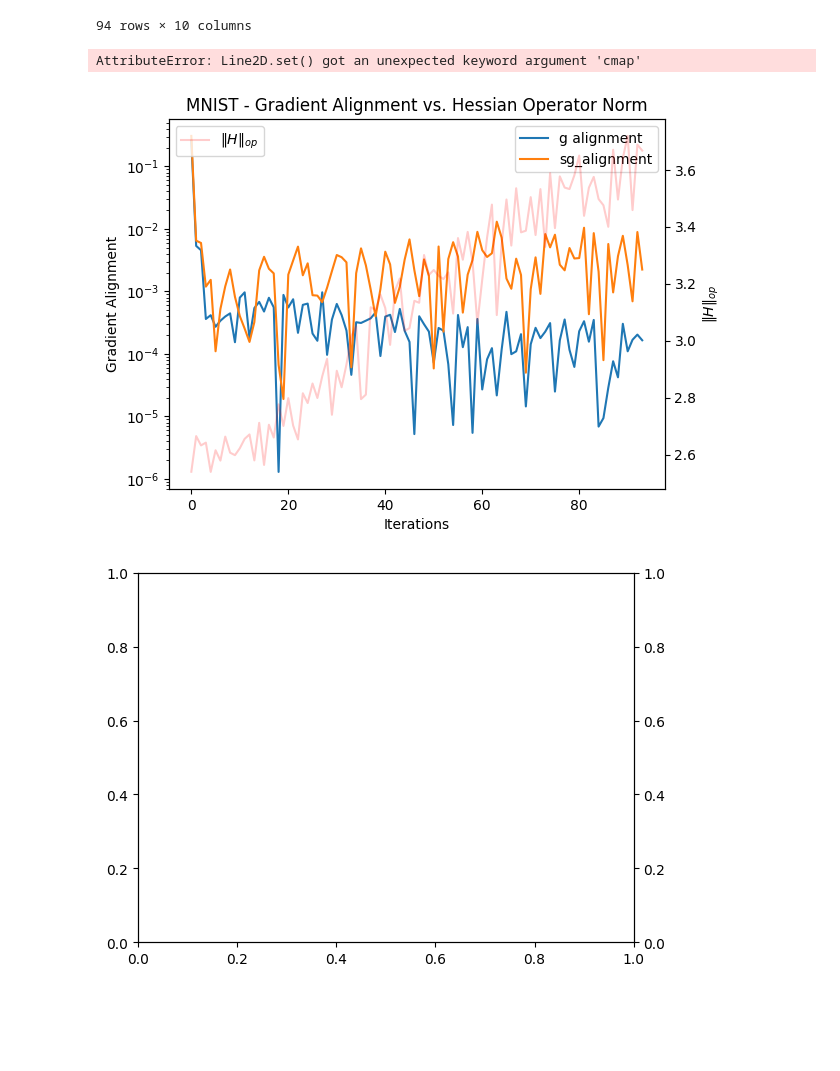
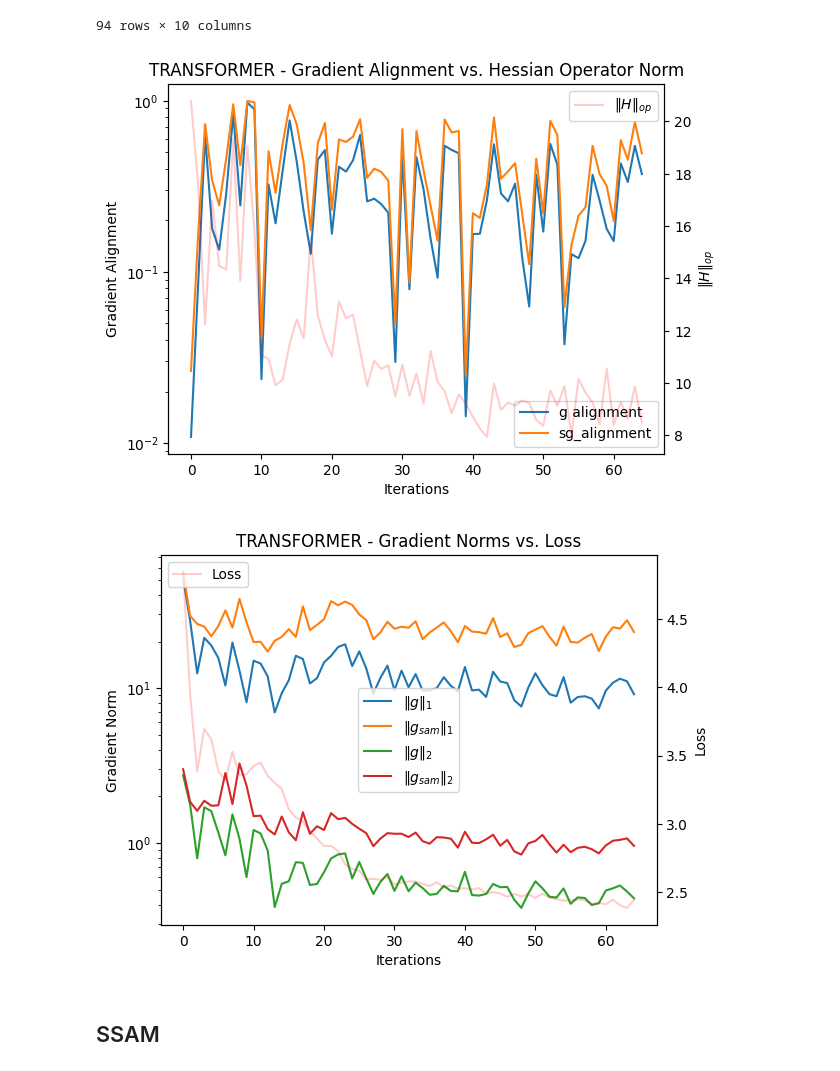
Before and after one commit to samjschapiro/sam_edge, a Jupyter notebook: results.ipynb, the cells around one changed output. Saved outputs shown, nothing was run; the diff lists cells and outputs as text; code cells hidden in the pictures; blank space fills up the shorter version.

```diff
--- a/results.ipynb
+++ b/results.ipynb
@@ -5,7 +5,7 @@ import pandas as pd
 
 mnist = pd.read_csv('figs_mnist_l1/raw.txt', delimiter=' ')
 cifar = pd.read_csv('figs_cifar_l1/raw.txt', delimiter=' ')
-trans = pd.read_csv('figs/raw.txt', delimiter=' ')
+trans = pd.read_csv('figs_trans_l1/raw.txt', delimiter=' ')
 # %%
 mnist
 # %% [output]
@@ -39,8 +39,8 @@ def plotting(df, dataset_name):
 
     fig2, ax1 = plt.subplots();
     ax2 = ax1.twinx();
-    ax1.plot(df[['||g||_1', '||g_sam||_1']], label=['$\|g\|_1$', '$\|g_{sam}\|_1$'], cmap='Blues')
-    ax1.plot(df[['||g||_2', '||g_sam||_2']], label=['$\|g\|_2$', '$\|g_{sam}\|_2$'], cmap='Greens')
+    ax1.plot(df[['||g||_1', '||g_sam||_1']], label=['$\|g\|_1$', '$\|g_{sam}\|_1$'])
+    ax1.plot(df[['||g||_2', '||g_sam||_2']], label=['$\|g\|_2$', '$\|g_{sam}\|_2$'])
     ax1.set_yscale('log')
     ax2.plot(df[['Loss']], color='red', linestyle='-', alpha=0.2, label='Loss');
     ax1.legend();
@@ -54,7 +54,10 @@ def plotting(df, dataset_name):
 # %%
 plotting(mnist, 'MNIST');
 plotting(cifar, 'CIFAR')
-# %% [output]
-AttributeError: Line2D.set() got an unexpected keyword argument 'cmap'
-[figure, removed]
-[figure, removed]
+# %%
+plotting(trans, 'TRANSFORMER')
+# %% [output]
+[figure, added]
+[figure, added]
+# %% [markdown]
+## SSAM
```
Also changed, not shown: parts of 2 cells of this notebook, 8 other files.
